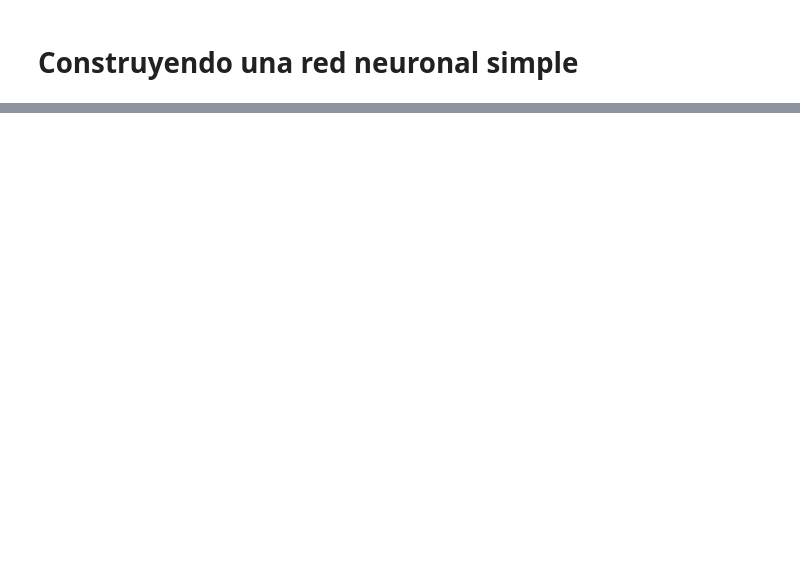
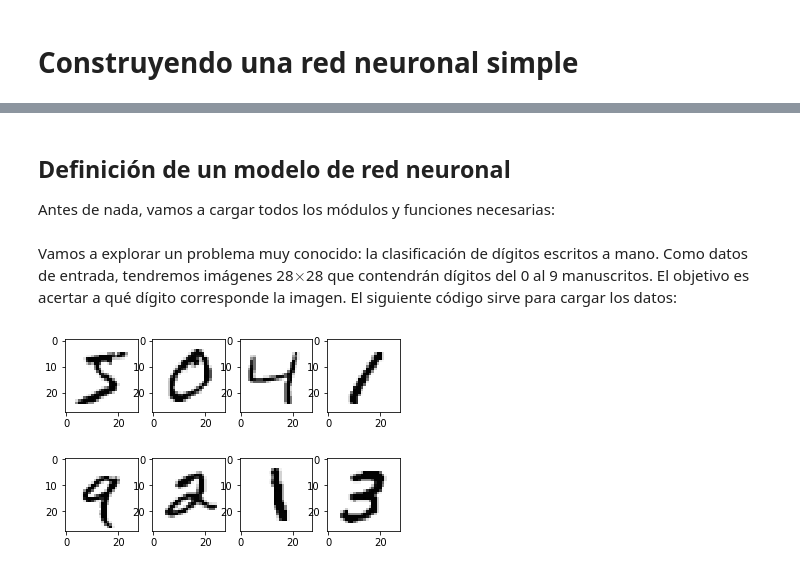
Before and after one commit to libreim/dl-tutorial, a Jupyter notebook: 02_red_neuronal_simple.ipynb, the cells around one changed output, grey strips where cells are left out. Saved outputs shown, nothing was run; the diff lists cells and outputs as text; code cells hidden in the pictures; blank space fills up the shorter version.

```diff
--- a/02_red_neuronal_simple.ipynb
+++ b/02_red_neuronal_simple.ipynb
@@ -11,3 +16,7 @@ $$f^{\theta}=f_n^{\theta} \circ \dots f_2^{\theta} \circ f_1^{\theta}\mbox{, don
+# %% [markdown]
+## Definición de un modelo de red neuronal
+
+Antes de nada, vamos a cargar todos los módulos y funciones necesarias:
 # %%
 import tensorflow as tf
 from tensorflow.keras.layers import Dense, Flatten
@@ -16,0 +26,17 @@ from tensorflow.keras.utils import to_categorical
+# %% [markdown]
+Vamos a explorar un problema muy conocido: la clasificación de dígitos escritos a mano. Como datos de entrada, tendremos imágenes 28$\times$28 que contendrán dígitos del 0 al 9 manuscritos. El objetivo es acertar a qué dígito corresponde la imagen. El siguiente código sirve para cargar los datos:
+# %%
+from tensorflow.keras.datasets import mnist
+(x_train, y_train), (x_test, y_test) = mnist.load_data()
+
+# Normalización a [0, 1]
+x_train = x_train / 255.0
+x_test = x_test / 255.0
+# %%
+row_size = 4
+fig, axs = plt.subplots(ncols=row_size, nrows=2)
+for i in range(row_size):
+    axs[0, i].imshow(x_train[i], cmap = "Greys")
+    axs[1, i].imshow(x_train[row_size + i], cmap = "Greys")
+# %% [output]
+[figure, added]
```
Also changed, not shown: parts of 11 cells of this notebook, 4 other files.
